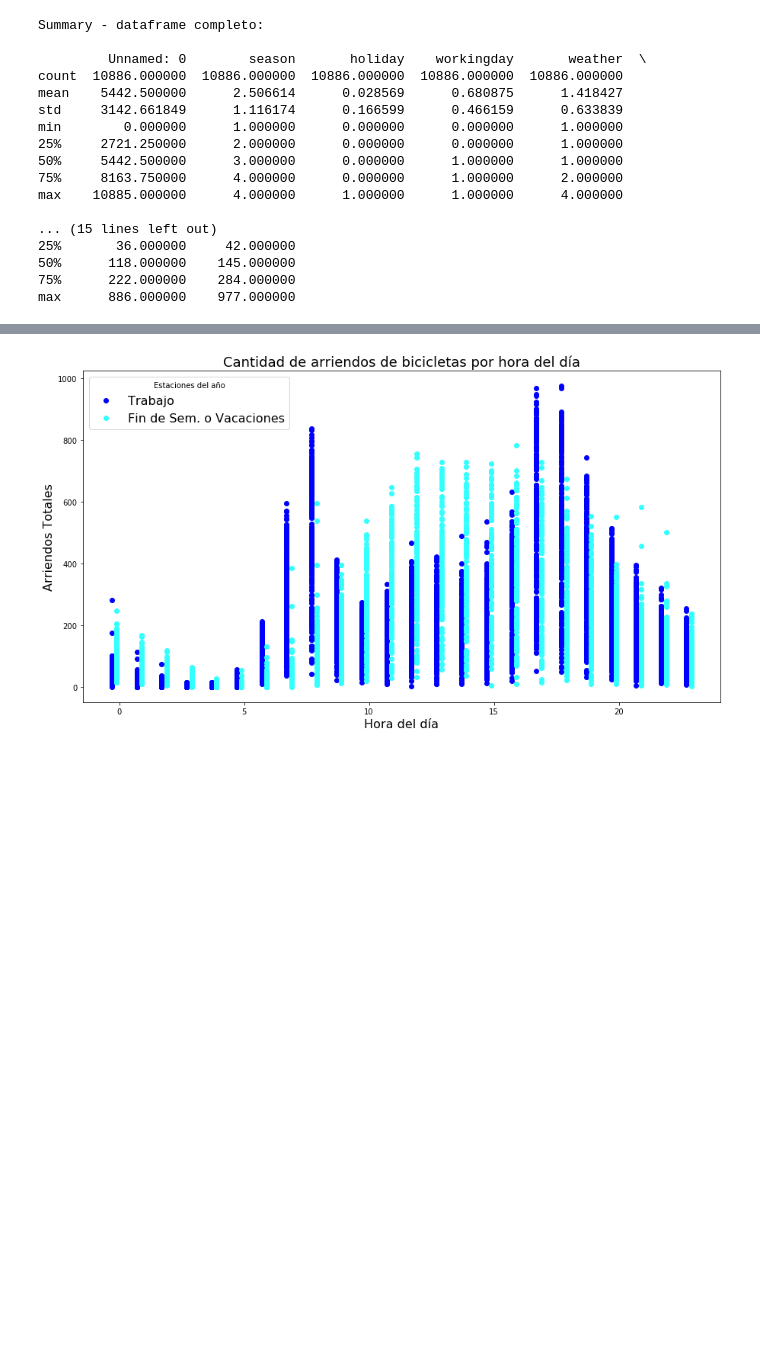
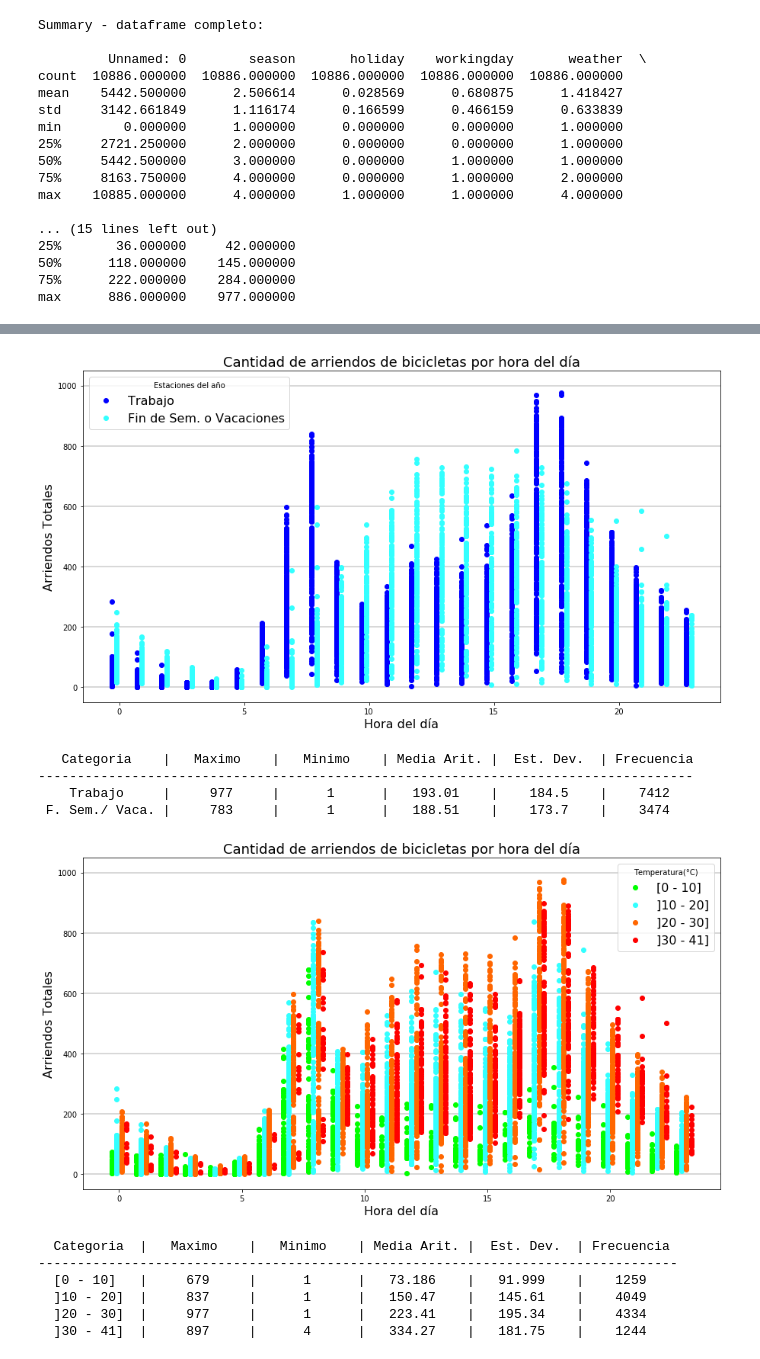
Before and after one commit to JavierL1/Tarea3-INF393, a Jupyter notebook: Untitled.ipynb, the cells around one changed output, grey strips where cells are left out. Drawn from its saved outputs; the diff is of its cells as text; code cells hidden in the pictures; blank space fills up the shorter version.

```diff
--- a/Untitled.ipynb
+++ b/Untitled.ipynb
@@ -96,6 +136,8 @@ plt.show()
 plt.figure(figsize=(15, 8))
 plt.xlabel("Hora del día", fontsize=16)
 plt.ylabel("Arriendos Totales", fontsize=16)
+for height in range(0,1200,200):
+    plt.axhline(y=height, alpha=0.5, color=(0.6,0.6,0.6))
 
 # Bicicletas en día de trabajo
 dftra = df.loc[df['workingday'] == 1]
@@ -108,7 +150,65 @@ plt.plot(dfvac['hour']-0.1, dfvac['count'], 'o', color=(0.2,1,1), alpha=1, label
 plt.title('Cantidad de arriendos de bicicletas por hora del día', fontsize=18)
 plt.legend(fontsize=16, title='Estaciones del año')
 plt.show()
+
+print("{:^16}|{:^13}|{:^13}|{:^13}|{:^13}|{:^13}".format("Categoria", "Maximo", "Minimo", "Media Arit.", "Est. Dev.",
+                                                         "Frecuencia"))
+print("-"*85)
+print("{:^16}|{:^13}|{:^13}|{:^13.5}|{:^13.5}|{:^13}".format("Trabajo", np.max(dftra['count']), np.min(dftra['count']),
+                                      np.mean(dftra['count']), np.std(dftra['count']), len(dftra)))
+print("{:^16}|{:^13}|{:^13}|{:^13.5}|{:^13.5}|{:^13}".format("F. Sem./ Vaca.", np.max(dfvac['count']), np.min(dfvac['count']),
+                                      np.mean(dfvac['count']), np.std(dfvac['count']), len(dfvac)))
 # %% [output]
-[figure, old version]
+[figure, new version]
+   Categoria    |   Maximo    |   Minimo    | Media Arit. |  Est. Dev.  | Frecuencia
+------------------------------------------------------------------------------------
+    Trabajo     |     977     |      1      |   193.01    |    184.5    |    7412
+ F. Sem./ Vaca. |     783     |      1      |   188.51    |    173.7    |    3474
+# %%
+plt.figure(figsize=(15, 8))
+plt.xlabel("Hora del día", fontsize=16)
+plt.ylabel("Arriendos Totales", fontsize=16)
+for height in range(0,1200,200):
+    plt.axhline(y=height, alpha=0.5, color=(0.6,0.6,0.6))
+
+# Bicicletas con temperatura entre 0 y 10 grados
+dflowh = df.loc[lambda df: df.temp <= 10]
+plt.plot(dflowh['hour']-0.3, dflowh['count'], 'o', color=(0,1,0), alpha=1, label="[0 - 10]")
+
+# Bicicletas con temperatura entre 10 y 20 grados
+dfmidh = df.loc[lambda df: (df.temp > 10) & (df.temp <= 20)]
+plt.plot(dfmidh['hour']-0.1, dfmidh['count'], 'o', color=(0.2,1,1), alpha=1, label="]10 - 20]")
+
+# Bicicletas con temperatura entre 20 y 30 grados
+dfhighh = df.loc[lambda df: (df['temp'] > 20) & (df['temp'] <= 30)]
+plt.plot(dfhighh['hour']+0.1, dfhighh['count'], 'o', color=(1,0.4,0), alpha=1, label="]20 - 30]")
+
+# Bicicletas con temperatura entre 30 y 41 grados
+dfvhighh = df.loc[lambda df: (df['temp'] > 30) & (df['temp'] <= 41)]
+plt.plot(dfvhighh['hour']+0.3, dfvhighh['count'], 'o', color=(1,0,0), alpha=1, label="]30 - 41]")
+
+plt.title('Cantidad de arriendos de bicicletas por hora del día', fontsize=18)
+plt.legend(fontsize=16, title='Temperatura(°C)')
+plt.show()
+
+print("{:^13}|{:^13}|{:^13}|{:^13}|{:^13}|{:^13}".format("Categoria", "Maximo", "Minimo", "Media Arit.", "Est. Dev.",
+                                                         "Frecuencia"))
+print("-"*82)
+print("{:^13}|{:^13}|{:^13}|{:^13.5}|{:^13.5}|{:^13}".format("[0 - 10]", np.max(dflowh['count']), np.min(dflowh['count']),
+                                      np.mean(dflowh['count']), np.std(dflowh['count']), len(dflowh)))
+print("{:^13}|{:^13}|{:^13}|{:^13.5}|{:^13.5}|{:^13}".format("]10 - 20]", np.max(dfmidh['count']), np.min(dfmidh['count']),
+                                      np.mean(dfmidh['count']), np.std(dfmidh['count']), len(dfmidh)))
+print("{:^13}|{:^13}|{:^13}|{:^13.5}|{:^13.5}|{:^13}".format("]20 - 30]", np.max(dfhighh['count']), np.min(dfhighh['count']),
+                                      np.mean(dfhighh['count']), np.std(dfhighh['count']), len(dfhighh)))
+print("{:^13}|{:^13}|{:^13}|{:^13.5}|{:^13.5}|{:^13}".format("]30 - 41]", np.max(dfvhighh['count']), np.min(dfvhighh['count']),
+                                      np.mean(dfvhighh['count']), np.std(dfvhighh['count']), len(dfvhighh)))
+# %% [output]
+[figure, added]
+  Categoria  |   Maximo    |   Minimo    | Media Arit. |  Est. Dev.  | Frecuencia
+----------------------------------------------------------------------------------
+  [0 - 10]   |     679     |      1      |   73.186    |   91.999    |    1259
+  ]10 - 20]  |     837     |      1      |   150.47    |   145.61    |    4049
+  ]20 - 30]  |     977     |      1      |   223.41    |   195.34    |    4334
+  ]30 - 41]  |     897     |      4      |   334.27    |   181.75    |    1244
 # %%
 plt.figure(figsize=(15, 8))
```
Also changed, not shown: parts of 8 cells of this notebook.
